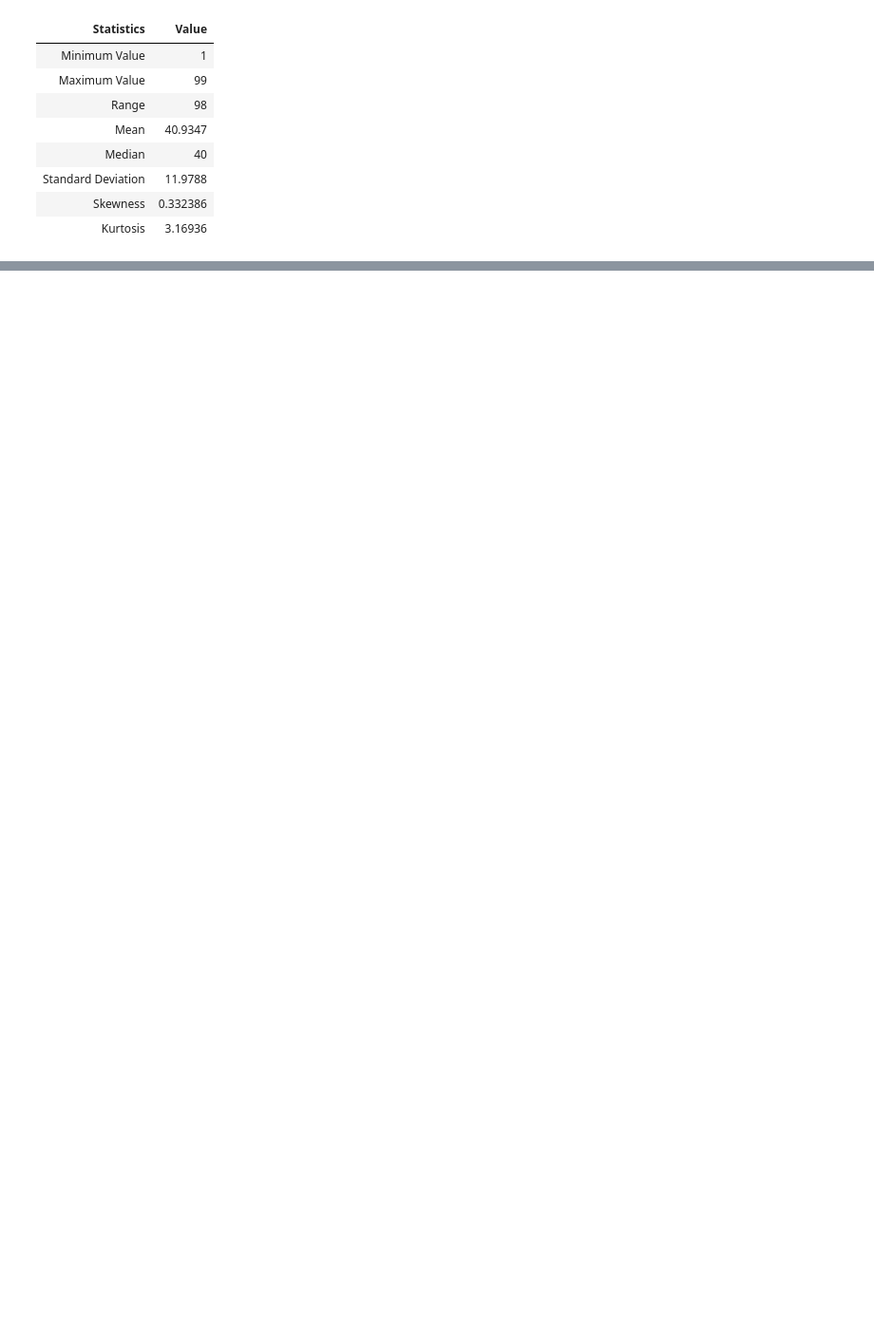
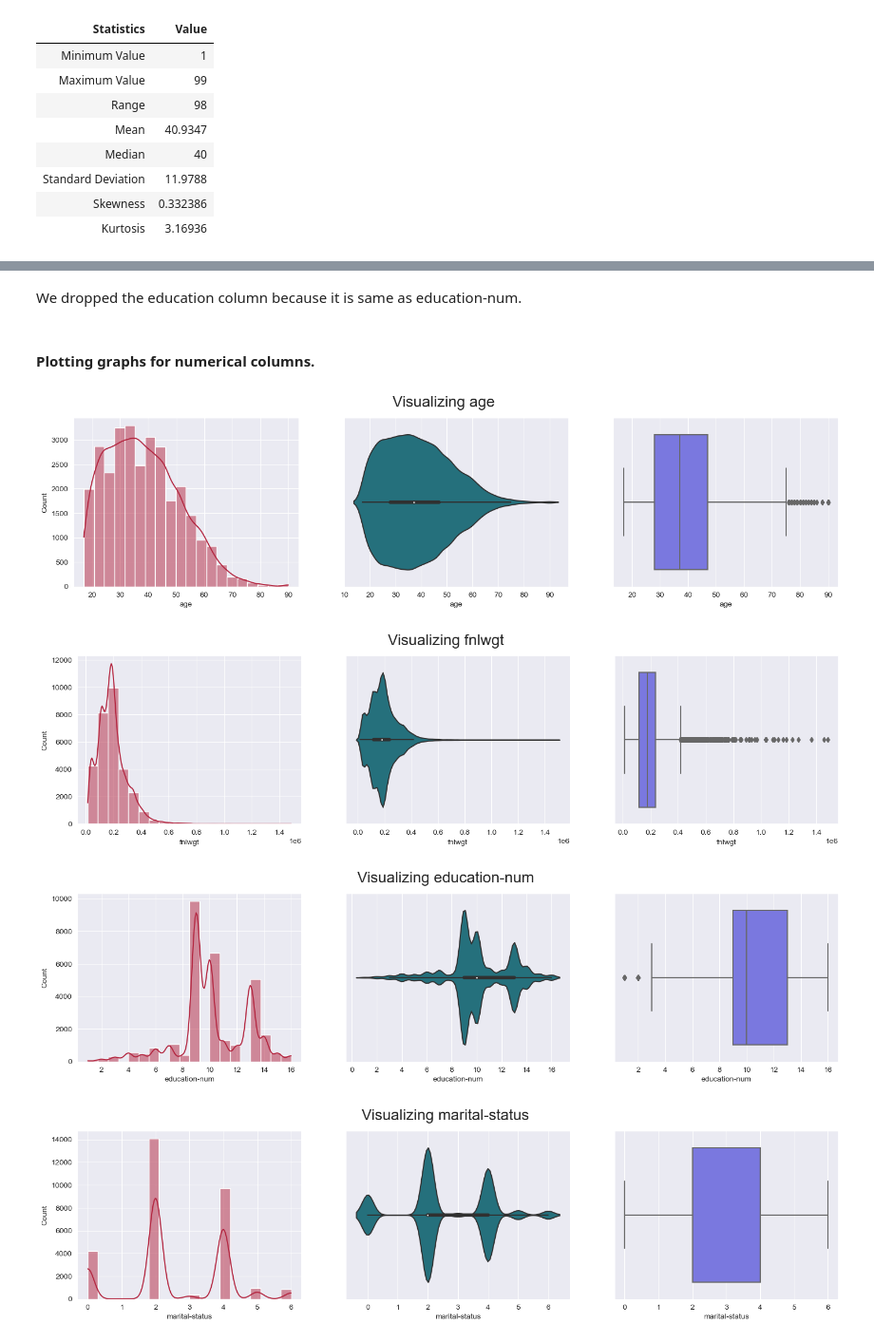
Before and after one commit to Pritamchaudhari5/ML_Internship_Project__Adult_Census_Income_Prediction, a Jupyter notebook: Notebook/EDA_and_model_bulding.ipynb, the cells around one changed output, grey strips where cells are left out. Shown at 95% size. Cells and saved outputs as stored; diff of their text form; code cells hidden in the pictures; blank space fills up the shorter version.

```diff
--- a/Notebook/EDA_and_model_bulding.ipynb
+++ b/Notebook/EDA_and_model_bulding.ipynb
@@ -433,0 +462,19 @@ plot_dist(df,'hours-per-week','hours-per-week','salary','Hours per week Analysis
+# %%
+for dataset in [df]:
+    dataset.loc[dataset['country'] != ' United-States', 'country'] = 0
+    dataset.loc[dataset['country'] == ' United-States', 'country'] = 1
+    dataset.loc[dataset['race'] != ' White', 'race'] = 0
+    dataset.loc[dataset['race'] == ' White', 'race'] = 1
+    dataset.loc[dataset['workclass'] != ' Private', 'workclass'] = 0
+    dataset.loc[dataset['workclass'] == ' Private', 'workclass'] = 1
+    dataset.loc[dataset['hours-per-week'] <= 40, 'hours-per-week'] = 0
+    dataset.loc[dataset['hours-per-week'] > 40, 'hours-per-week'] = 1
+
+
+for col in df[df.columns]:  # To convert object data by label encoder
+    if df[col].dtypes == 'object':
+        le = LabelEncoder()
+        df[col] = le.fit_transform(df[col])
+df = df.astype(int)
+df=df.drop(["education"],axis=1)
+df.head()
@@ -433,0 +488,17 @@ plot_dist(df,'hours-per-week','hours-per-week','salary','Hours per week Analysis
+# %% [markdown]
+We dropped the education column because it is same as education-num.
+# %% [markdown]
+#### Plotting graphs for numerical columns.
+# %%
+df1=df.drop(["workclass","country","race","sex","salary","hours-per-week"],axis=1)
+for i in df1.columns:
+    fig,ax=plt.subplots(1,3,figsize=(18,4))
+    sns.histplot(data=df1,x=i,kde=True,bins=20,ax=ax[0],color="#b3253f")
+    sns.violinplot(data=df1,x=i,ax=ax[1],color="#177a8a")
+    sns.boxplot(data=df1,x=i,ax=ax[2],color="#6967f0")
+    plt.suptitle(f'Visualizing {i}',size=20)
+# %% [output]
+[figure, added]
+[figure, added]
+[figure, added]
+[figure, added]
```
Also changed, not shown: parts of 39 cells of this notebook, 2 other files.
